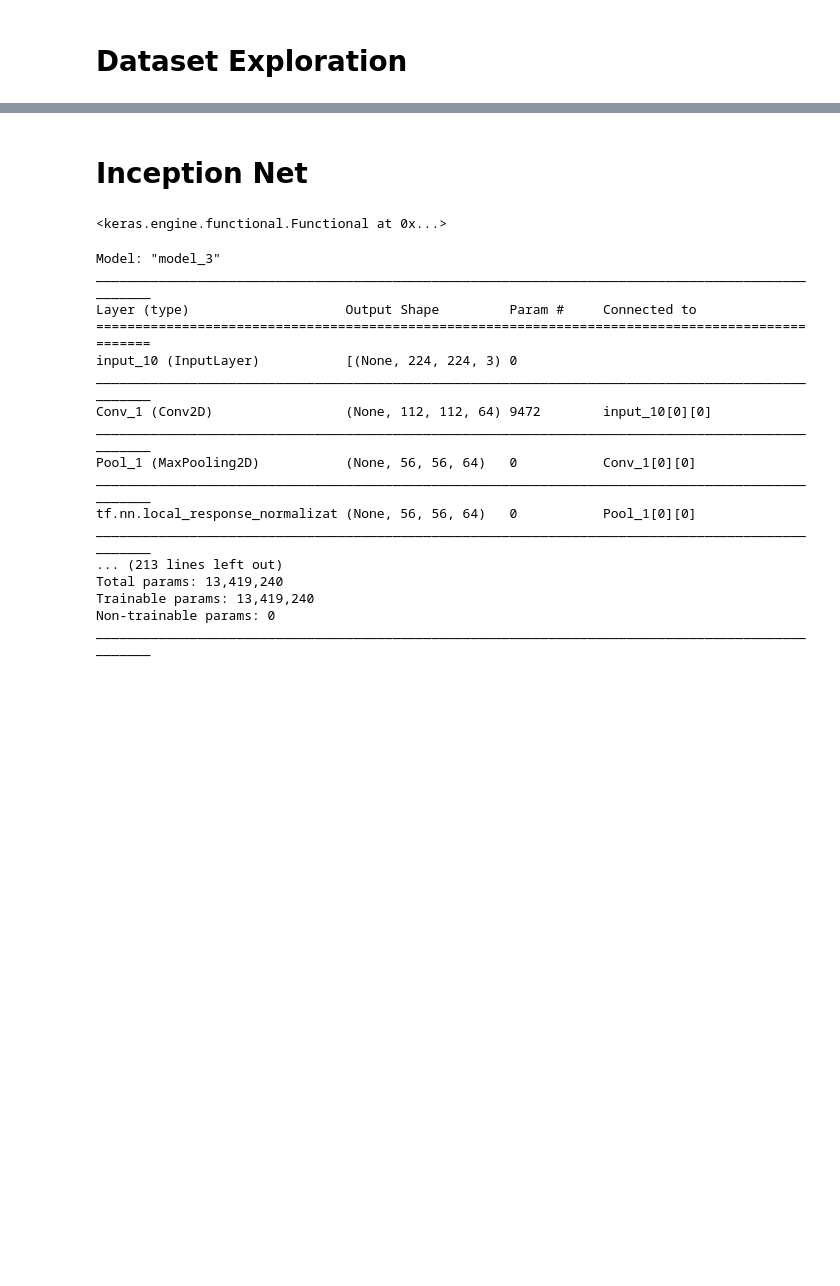
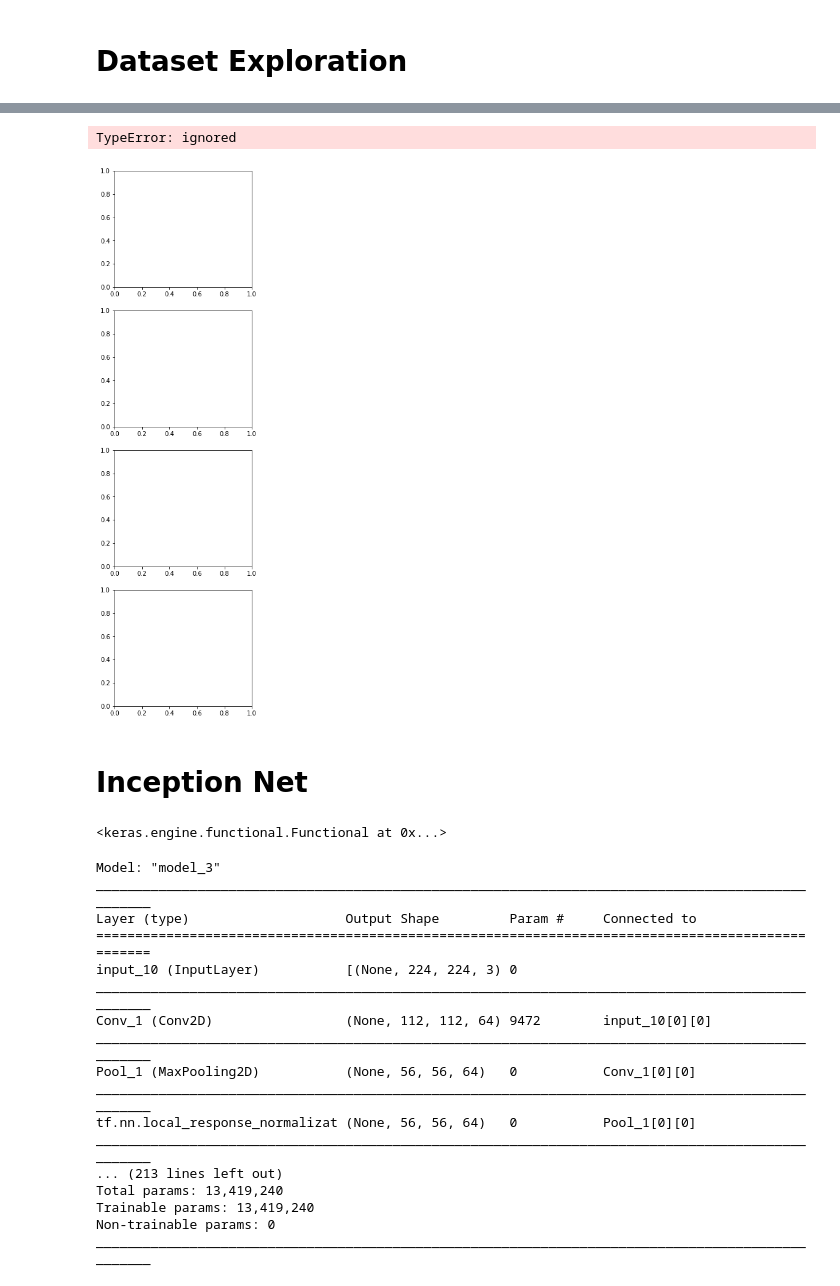
Before and after one commit to Aadit3003/GoogLeNet-implementation, a Jupyter notebook: InceptionNet.ipynb, the cells around one changed output, grey strips where cells are left out. Cells and saved outputs as stored; diff of their text form; code cells hidden in the pictures; blank space fills up the shorter version.

```diff
--- a/InceptionNet.ipynb
+++ b/InceptionNet.ipynb
@@ -20,21 +44,24 @@ print(ds)
 # %%
 n = 4
 fig, axs = plt.subplots(n, 1, figsize = (4, 4*n))
-ds = ds.take(n)
+ds = train_ds.take(n)
 i = 0
 for example in ds:
   image = example["image"]
-  image = tf.image.resize(image, [64,64])
+  image = tf.image.resize(image, [224,224])
   image = image/255.0
   axs[i].imshow(image)
   axs[i].set_title("Image")
   label = example["label"]
   label = label.numpy()
   axs[i].text(1.5, 0.5, label,
               horizontalalignment='center',
      verticalalignment='center',
      transform = axs[i].transAxes)
   i=i+1
+# %% [output]
+TypeError: ignored
+[figure, added]
 # %% [markdown]
 # Inception Net
 # %%
```
Also changed, not shown: parts of 2 cells of this notebook.
